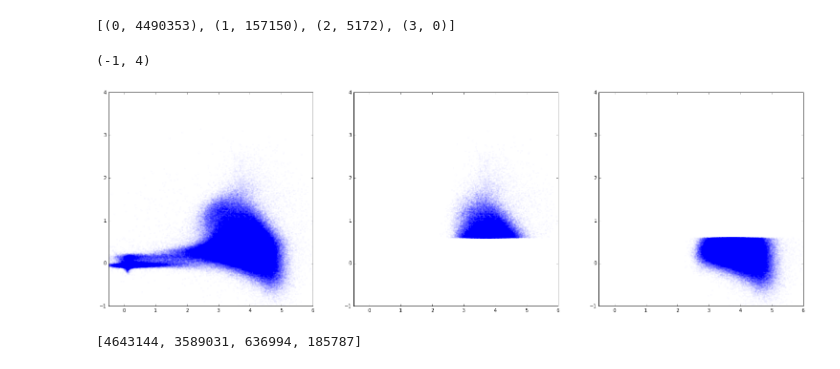
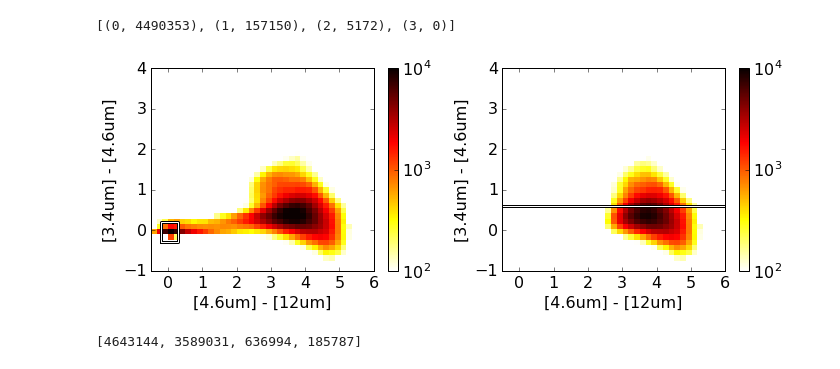
Before and after one commit to abrahamneben/21cmIRxcor, a Jupyter notebook: fg_xcor/mwa_and_ir_catalogs_xcor.ipynb, the cells around one changed output. Saved outputs shown, nothing was run; the diff lists cells and outputs as text; code cells hidden in the pictures.

Commit message:
major plotting progress on WISE color plots

```diff
--- a/fg_xcor/mwa_and_ir_catalogs_xcor.ipynb
+++ b/fg_xcor/mwa_and_ir_catalogs_xcor.ipynb
@@ -264,28 +266,51 @@ pickle.dump(cat_utils.Catalog(ra[g1&g2&g3],dec[g1&g2&g3],w2_jy[g1&g2&g3]), open(
 [(i,np.sum(i==np.sum(issrc,axis=0))) for i in [0,1,2,3]]
 # %% [output]
 [(0, 4490353), (1, 157150), (2, 5172), (3, 0)]
-# %%
-plt.figure(figsize=(26,8))
-plt.subplot(131)
-g = g1&g2&g3
-plt.plot(w2_mag[g]-w3_mag[g],w1_mag[g]-w2_mag[g],'.',alpha=.01)
-plt.xlim([-.5,6])
-plt.ylim([-1,4])
-
-plt.subplot(132)
-g = g1&g2&g3&(w1_mag-w2_mag>.6)&(w2_jy<np.percentile(w2_jy,90))
-plt.plot(w2_mag[g]-w3_mag[g],w1_mag[g]-w2_mag[g],'.',alpha=.01)
-plt.xlim([-.5,6])
-plt.ylim([-1,4])
-
-plt.subplot(133)
-g = g1&g2&g3&(w1_mag-w2_mag<.6)&(w2_jy<np.percentile(w2_jy,90))
-plt.plot(w2_mag[g]-w3_mag[g],w1_mag[g]-w2_mag[g],'.',alpha=.01)
-plt.xlim([-.5,6])
-plt.ylim([-1,4])
-# %% [output]
-(-1, 4)
-[figure, removed]
+# %%
+matplotlib.rcParams.update({'font.size': 16})
+g = g1&g2&g3
+
+gg = (w2_jy<np.percentile(w2_jy,90))&g
+a = 20
+
+b = [np.linspace(-.5,6,40),np.linspace(-1,4,40)]
+
+plt.figure(figsize=(10,4))
+
+plt.subplot(121)
+plt.hist2d(w2_mag[g]-w3_mag[g], w1_mag[g]-w2_mag[g], bins=b,\
+           norm=matplotlib.colors.LogNorm(),cmap='hot_r',vmin=100,vmax=1.e4)
+plt.xlim([-.5,6])
+plt.ylim([-1,4])
+plt.ylim([-1,4])
+plt.colorbar()
+
+d23 = 6*.04
+d12 = 6*.04
+# see https://arxiv.org/abs/1405.7966, Table 1
+plt.plot([.05-d23,.05+d23,.05+d23,.05-d23,.05-d23],[-.04-d12,-.04-d12,-.04+d12,-.04+d12,-.04-d12],'k-',linewidth=3)
+plt.plot([.05-d23,.05+d23,.05+d23,.05-d23,.05-d23],[-.04-d12,-.04-d12,-.04+d12,-.04+d12,-.04-d12],'w-',linewidth=1)
+
+plt.xlabel('[4.6um] - [12um]')
+plt.ylabel('[3.4um] - [4.6um]',rotation=90)
+
+plt.subplot(122)
+plt.hist2d(w2_mag[gg]-w3_mag[gg], w1_mag[gg]-w2_mag[gg], bins=b,\
+           norm=matplotlib.colors.LogNorm(),cmap='hot_r',vmin=100,vmax=1.e4)
+
+# see https://arxiv.org/abs/1405.7966, Table 1, also https://arxiv.org/abs/1604.04229 Fig. 2
+plt.plot([-.5,6],[.6,.6],'k-',linewidth=3)
+plt.plot([-.5,6],[.6,.6],'w-',linewidth=1)
+plt.colorbar()
+plt.xlim([-.5,6])
+plt.ylim([-1,4])
+plt.xlabel('[4.6um] - [12um]')
+plt.ylabel('[3.4um] - [4.6um]',rotation=90)
+
+plt.tight_layout()
+plt.savefig()
+# %% [output]
+[figure, added]
 # %%
 [np.sum(g) for g in [g1,g2,g3,g4]]
 # %% [output]
```
Also changed, not shown: parts of 27 cells of this notebook, 4 other files.
